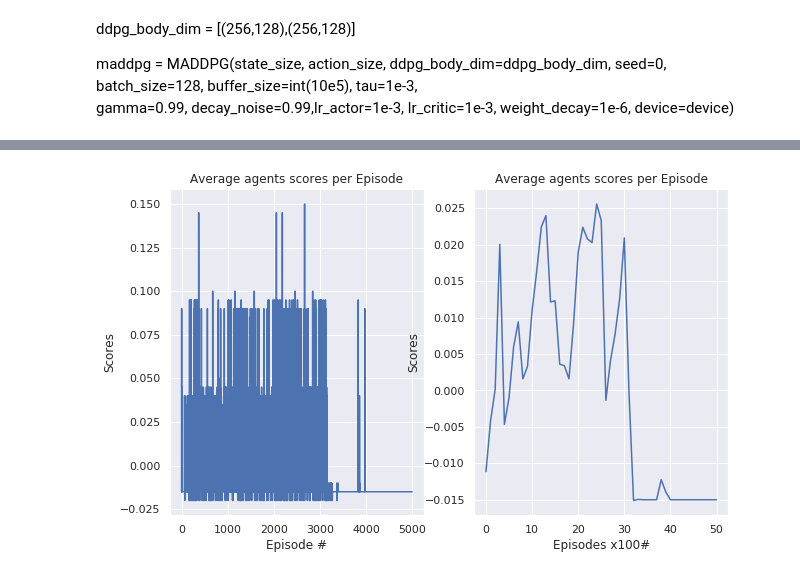
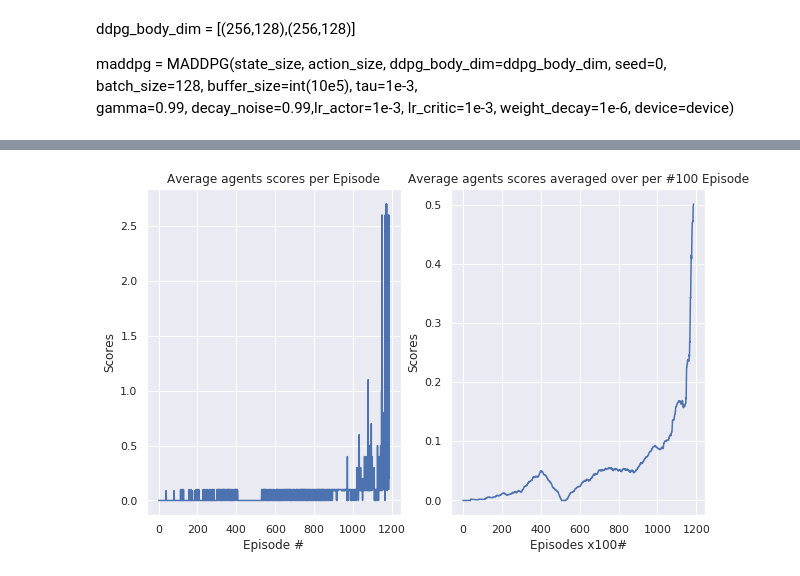
Before and after one commit to Wachn/Collaboration-and-Competition-Tennis, a Jupyter notebook: Tennis.ipynb, the cells around one changed output, grey strips where cells are left out. Drawn from its saved outputs; the diff is of its cells as text; code cells hidden in the pictures.

```diff
--- a/Tennis.ipynb
+++ b/Tennis.ipynb
@@ -294,7 +108,7 @@ import matplotlib.pyplot as plt
 %matplotlib inline
 from unityagents import UnityEnvironment
 import numpy as np
-from maddpg_ import *
+from maddpg_N import *
 # !pip install progressbar2
 import progressbar as pb
 from torch.utils.tensorboard import SummaryWriter
@@ -311,7 +125,8 @@ state = env_info.vector_observations[0]            # get the current state
 score = 0
 
 # number of agents in the environment
-print('Number of agents:', len(env_info.agents))
+n_agents = len(env_info.agents)
+print('Number of agents:', n_agents)
 # number of actions
 action_size = brain.vector_action_space_size
 print('Number of actions:', action_size)
@@ -481,18 +296,18 @@ Training Status: Elapsed Time: 0:05:08   3% ETA:   2:35:39 |                  |
 # %%
 # plot the scores
 import seaborn as sns
-scores_20, score_20, _  = output_tuple
+scores, avg_scores, _  = output_tuple
 sns.set()
 fig = plt.figure(figsize=(10,6))
 ax1 = fig.add_subplot(121)
-ax1.plot(np.arange(len(scores_20)), np.mean(scores_20, axis=1))
+ax1.plot(np.arange(len(scores)), scores)
 ax2 = fig.add_subplot(122)
-ax2.plot(np.arange(len(score_20)), np.mean(score_20, axis=1))
+ax2.plot(np.arange(len(avg_scores)), avg_scores)
 
 ax1.set(ylabel='Scores', xlabel='Episode #', title="Average agents scores per Episode")
-ax2.set(ylabel='Scores', xlabel='Episodes x100#', title="Average agents scores per Episode")
+ax2.set(ylabel='Scores', xlabel='Episodes x100#', title="Average agents scores averaged over per #100 Episode")
 plt.show()
 fig.tight_layout()
-fig.savefig("/home/lew/Projects/Continuous-control_/plots/20agents-DDPG_reacher.png")
+fig.savefig("/home/lew/Projects/Collaboration-and-Competition-Tennis/plots/MADDPG-Tennis.png")
 # %% [output]
-[figure, old version]
+[figure, new version]
```
Also changed, not shown: parts of 3 cells of this notebook, 15 other files.
